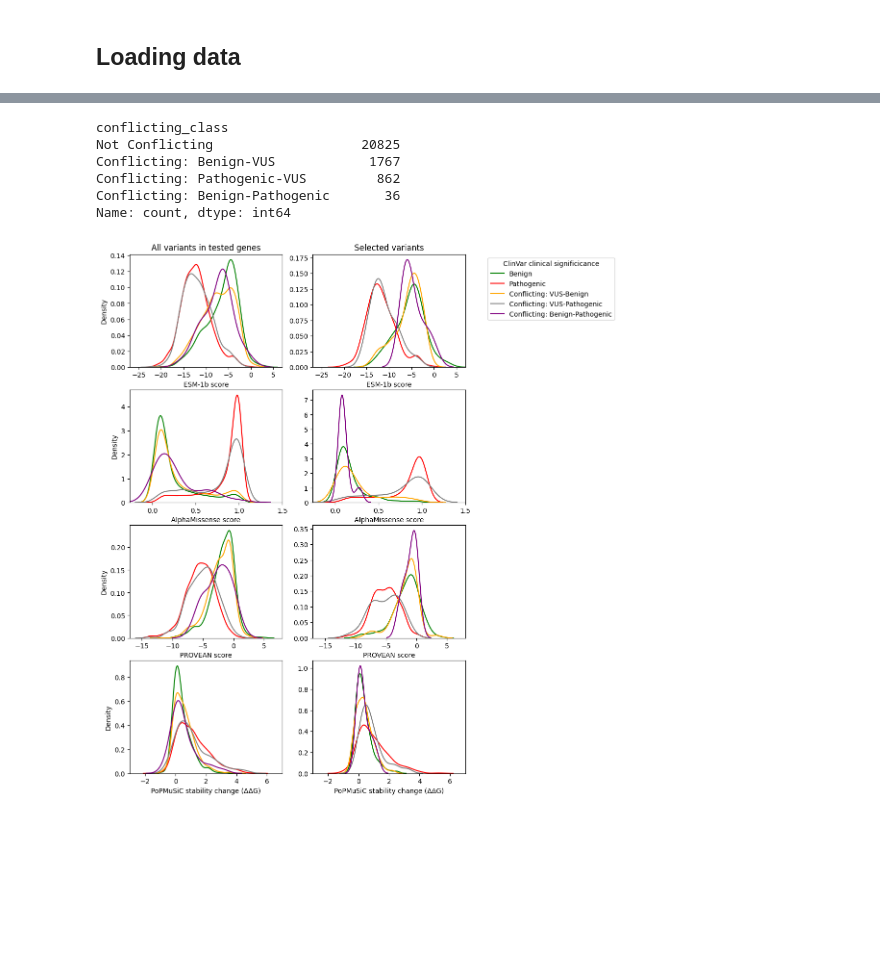
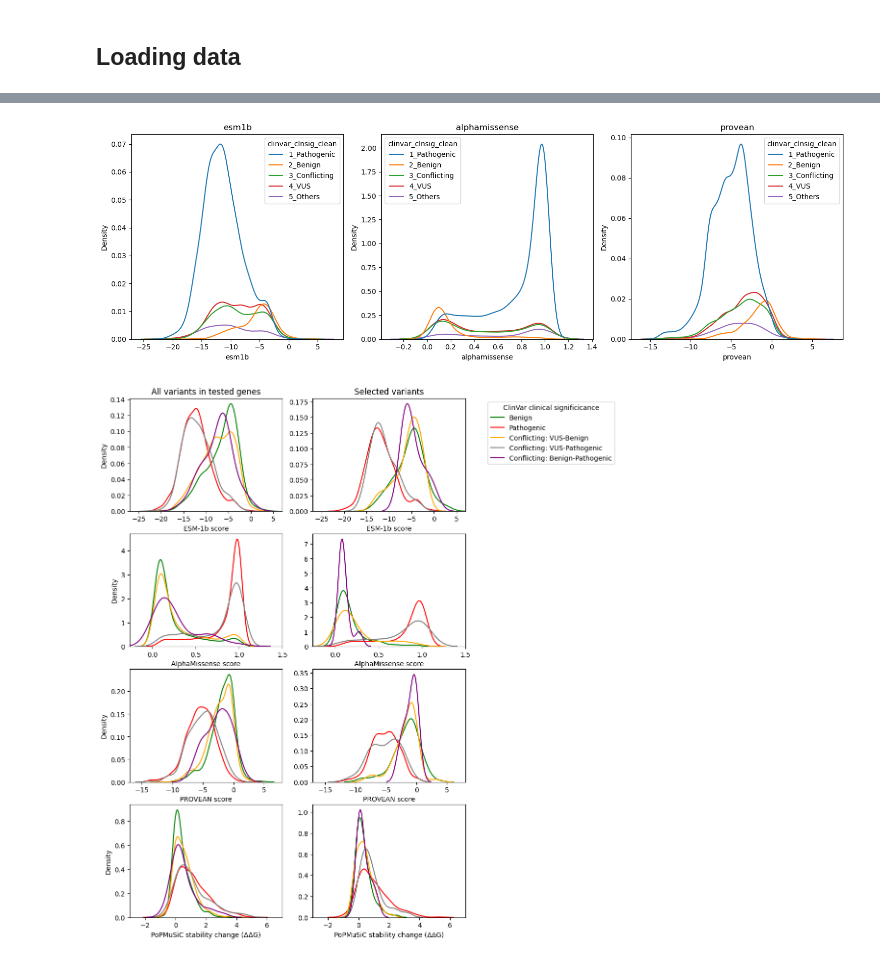
Before and after one commit to broadinstitute/2025_laval_submitted, a Jupyter notebook: 4_compare_AI_scores/2_analysis/ai_pred_analyses.ipynb, the cells around one changed output, grey strips where cells are left out. Drawn from its saved outputs; the diff is of its cells as text; code cells hidden in the pictures; blank space fills up the shorter version.

Commit message:
Optimize 4_compare_ai_scores workflow

```diff
--- a/4_compare_AI_scores/2_analysis/ai_pred_analyses.ipynb
+++ b/4_compare_AI_scores/2_analysis/ai_pred_analyses.ipynb
@@ -56,0 +16,5 @@ shape: (1_091, 31)
+# %%
+varchamp_al_df = pl.scan_csv("../../1_allele_collection/3_outputs/varchamp_consolidated_alleles_clinvar_gnomad.tsv",
+                            infer_schema_length=10000,
+                            separator="\t")
+varchamp_al_df.collect()
@@ -56,0 +69,7 @@ shape: (1_091, 31)
+# %%
+varchamp_al_df_ai_scores = varchamp_al_df.join(
+    df_clinvar_exploded, how="left",
+    left_on="spdi", right_on="SPDI",
+    suffix="_dbnsfp"
+)
+varchamp_al_df_ai_scores = varchamp_al_df_ai_scores.collect()
@@ -56,0 +93,3 @@ shape: (1_091, 31)
+# %%
+varchamp_al_df_ai_dedup = varchamp_al_df_ai_scores.unique(subset=["symbol","aa_change"], keep="first")
+varchamp_al_df_ai_dedup.head()
@@ -138,32 +121,33 @@ Name: count, dtype: int64
-# %%
-conflicting_class_d = {('Benign', 'VUS'):'Conflicting: Benign-VUS',
-                       ('Pathogenic', 'VUS'):'Conflicting: Pathogenic-VUS',
-                       ('Benign', 'VUS', 'not provided'):'Conflicting: Benign-VUS',
-                       ('Pathogenic', 'VUS', 'not provided'):'Conflicting: Pathogenic-VUS',
-                       ('Benign', 'Pathogenic', 'VUS'):'Conflicting: Benign-Pathogenic',
-                       ('Pathogenic', 'VUS', 'other') :'Conflicting: Pathogenic-VUS',
-                       ('Benign', 'Pathogenic', 'VUS', 'not provided'):'Conflicting: Benign-Pathogenic',
-                       ('Benign', 'VUS', 'other'):'Conflicting: Benign-VUS',
-                       ('Benign', 'Pathogenic', 'VUS', 'other'):'Conflicting: Benign-Pathogenic',
-                       ('Benign', 'Pathogenic', 'not provided', 'other'):'Conflicting: Benign-Pathogenic',
-                       ('Benign', 'Pathogenic', 'other'):'Conflicting: Benign-Pathogenic',
-                       ('Pathogenic',):'Not Conflicting',
-                       ('Benign',):'Not Conflicting',
-                       ('VUS',):'Not Conflicting',
-                       ('Pathogenic', 'not provided'):'Not Conflicting',
-                       ('VUS', 'other'):'Not Conflicting',
-                       }
-
-clinvar_onepercent['conflicting_class'] = clinvar_onepercent.submissions_unique_tuple.apply(lambda x: conflicting_class_d[x] if x in conflicting_class_d else np.nan)
-
-clinvar_onepercent.conflicting_class.value_counts()
-# %% [output]
-conflicting_class
-Not Conflicting                   20825
-Conflicting: Benign-VUS            1767
-Conflicting: Pathogenic-VUS         862
-Conflicting: Benign-Pathogenic       36
-Name: count, dtype: int64
+# %%
+varchamp_al_df_ai_plots = varchamp_al_df_ai_dedup.select(
+    pl.col("ESM1b_score","AlphaMissense_score","PROVEAN_score","clinvar_clnsig_clean")
+).with_columns(
+    pl.col("ESM1b_score").replace(".", None).cast(pl.Float64).alias("esm1b"),
+    pl.col("AlphaMissense_score").replace(".", None).cast(pl.Float64).alias("alphamissense"),
+    pl.col("PROVEAN_score").replace(".", None).cast(pl.Float64).alias("provean")
+)
+
+# Define variables to plot
+variables = ["esm1b", "alphamissense", "provean"]
+
+# Create a FacetGrid for multiple subplots
+fig, axes = plt.subplots(1, 3, figsize=(15, 5)) ## , sharey=True
+hue_order = sorted(varchamp_al_df_ai_dedup["clinvar_clnsig_clean"].drop_nulls().unique().to_list())
+# Loop through variables and create subplots
+for ax, var in zip(axes, variables):
+    sns.kdeplot(
+        data=varchamp_al_df_ai_plots,
+        x=var,
+        hue="clinvar_clnsig_clean",
+        hue_order=hue_order,
+        # kde=True,
+        ax=ax
+    )
+    ax.set_title(var)
+plt.tight_layout()
+plt.show()
+# %% [output]
+[figure, added]
 # %%
 range_d = {'esm1b':(-27,7),
            'alpha_missense':(-.26,1.5),
```
Also changed, not shown: parts of 22 cells of this notebook, 7 other files.
